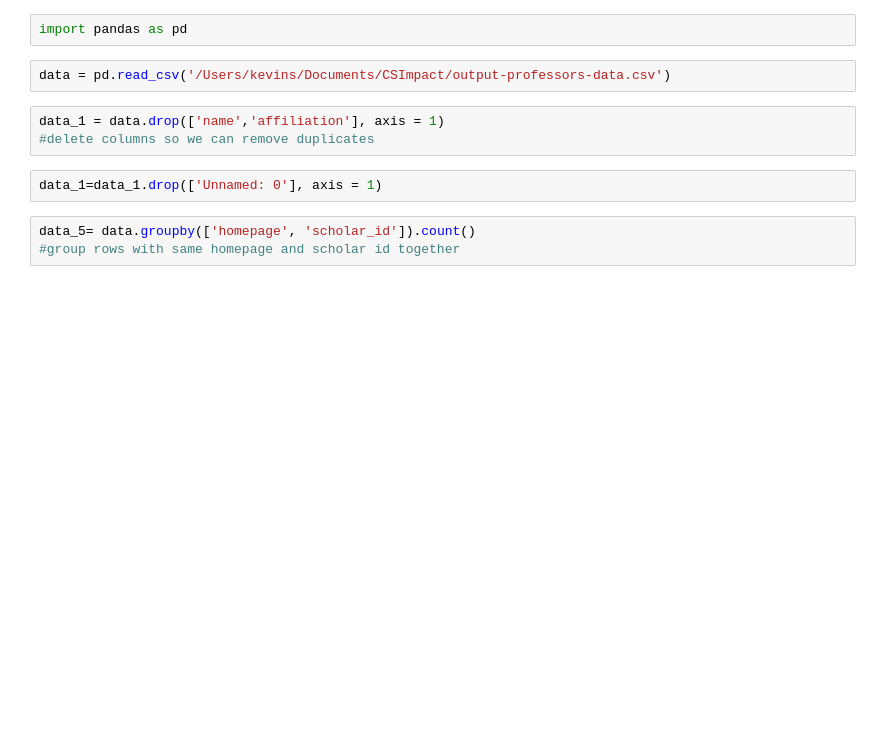
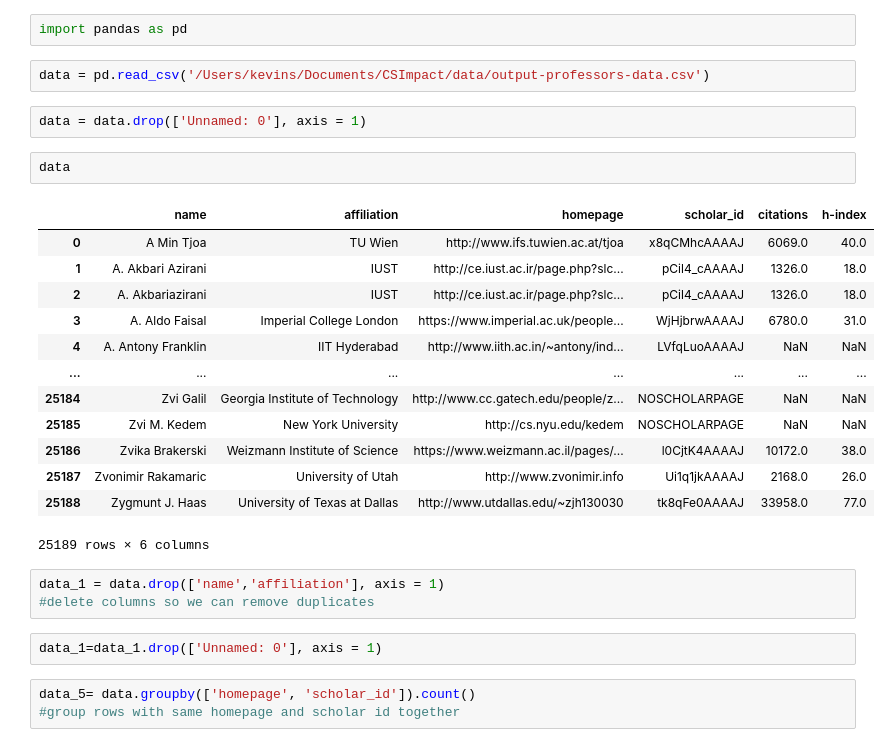
Before and after one commit to ychhatre/csimpact, a Jupyter notebook: code/remove_dupes.ipynb, the cells around one changed output. Saved outputs shown, nothing was run; the diff lists cells and outputs as text; blank space fills up the shorter version.

```diff
--- a/code/remove_dupes.ipynb
+++ b/code/remove_dupes.ipynb
@@ -1,7 +1,25 @@
 # %%
 import pandas as pd
 # %%
-data = pd.read_csv('/Users/kevins/Documents/CSImpact/output-professors-data.csv')
+data = pd.read_csv('/Users/kevins/Documents/CSImpact/data/output-professors-data.csv')
+# %%
+data = data.drop(['Unnamed: 0'], axis = 1)
+# %%
+data
+# %% [output]
+|  | name | affiliation | homepage | scholar_id | citations | h-index |
+| 0 | A Min Tjoa | TU Wien | http://www.ifs.tuwien.ac.at/tjoa | x8qCMhcAAAAJ | 6069.0 | 40.0 |
+| 1 | A. Akbari Azirani | IUST | http://ce.iust.ac.ir/page.php?slc... | pCil4_cAAAAJ | 1326.0 | 18.0 |
+| 2 | A. Akbariazirani | IUST | http://ce.iust.ac.ir/page.php?slc... | pCil4_cAAAAJ | 1326.0 | 18.0 |
+| 3 | A. Aldo Faisal | Imperial College London | https://www.imperial.ac.uk/people... | WjHjbrwAAAAJ | 6780.0 | 31.0 |
+| 4 | A. Antony Franklin | IIT Hyderabad | http://www.iith.ac.in/~antony/ind... | LVfqLuoAAAAJ | NaN | NaN |
+| ... | ... | ... | ... | ... | ... | ... |
+| 25184 | Zvi Galil | Georgia Institute of Technology | http://www.cc.gatech.edu/people/z... | NOSCHOLARPAGE | NaN | NaN |
+| 25185 | Zvi M. Kedem | New York University | http://cs.nyu.edu/kedem | NOSCHOLARPAGE | NaN | NaN |
+| 25186 | Zvika Brakerski | Weizmann Institute of Science | https://www.weizmann.ac.il/pages/... | l0CjtK4AAAAJ | 10172.0 | 38.0 |
+| 25187 | Zvonimir Rakamaric | University of Utah | http://www.zvonimir.info | Ui1q1jkAAAAJ | 2168.0 | 26.0 |
+| 25188 | Zygmunt J. Haas | University of Texas at Dallas | http://www.utdallas.edu/~zjh130030 | tk8qFe0AAAAJ | 33958.0 | 77.0 |
+25189 rows × 6 columns
 # %%
 data_1 = data.drop(['name','affiliation'], axis = 1)
 #delete columns so we can remove duplicates
```
Also changed, not shown: parts of 18 cells of this notebook, 5 other files.
